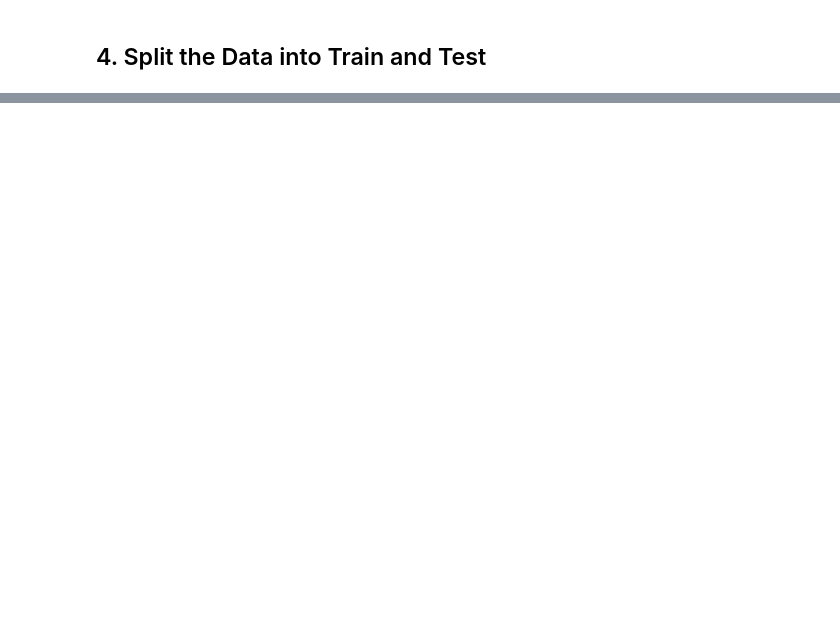
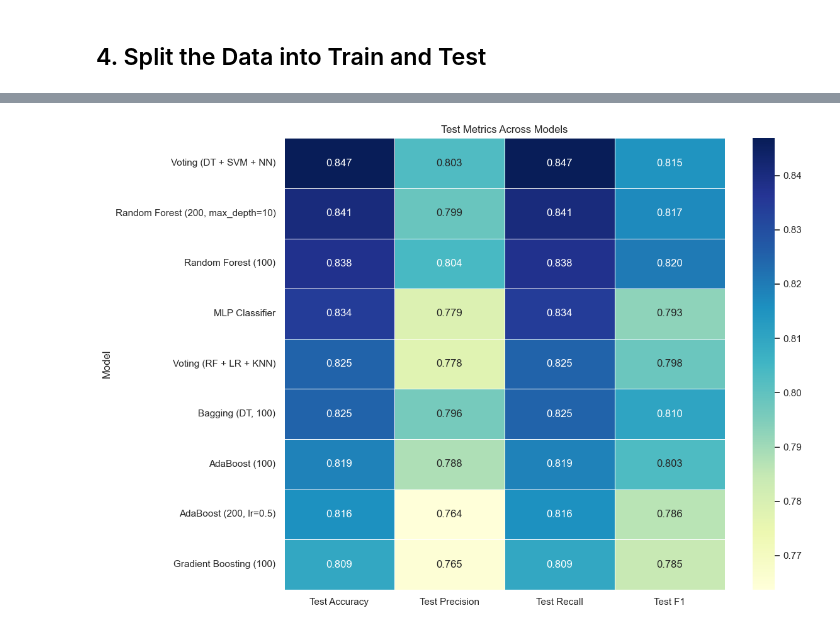
Before and after one commit to gjrich/ml-05, a Jupyter notebook: ensemble-gjrich.ipynb, the cells around one changed output, grey strips where cells are left out. Drawn from its saved outputs; the diff is of its cells as text; code cells hidden in the pictures; blank space fills up the shorter version.

```diff
--- a/ensemble-gjrich.ipynb
+++ b/ensemble-gjrich.ipynb
@@ -489,0 +1087,12 @@ I investigated other variables to see
+# %%
+# Create a heatmap for easier visual comparison
+plt.figure(figsize=(12, 8))
+# Prepare data for heatmap
+heatmap_data = sorted_results[['Model', 'Test Accuracy', 'Test Precision', 'Test Recall', 'Test F1']]
+heatmap_data = heatmap_data.set_index('Model')
+sns.heatmap(heatmap_data, annot=True, cmap='YlGnBu', fmt='.3f', linewidths=.5)
+plt.title('Test Metrics Across Models')
+plt.tight_layout()
+plt.show()
+# %% [output]
+[figure, added]
```
Also changed, not shown: parts of 46 cells of this notebook, 1 other file.
